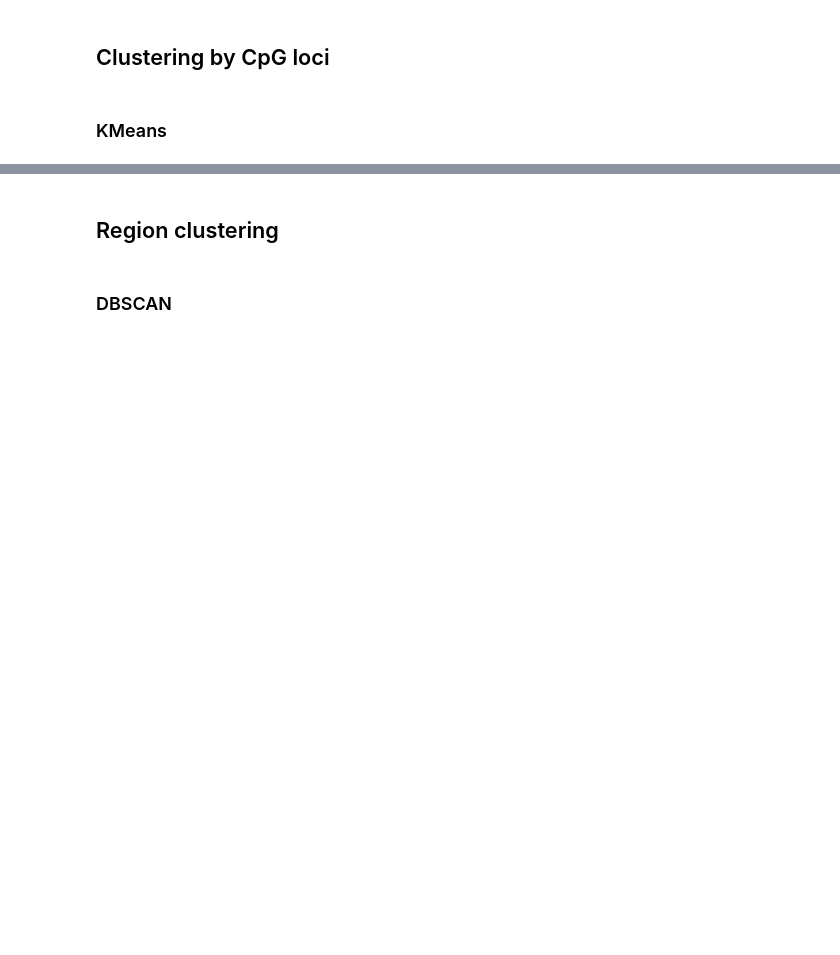
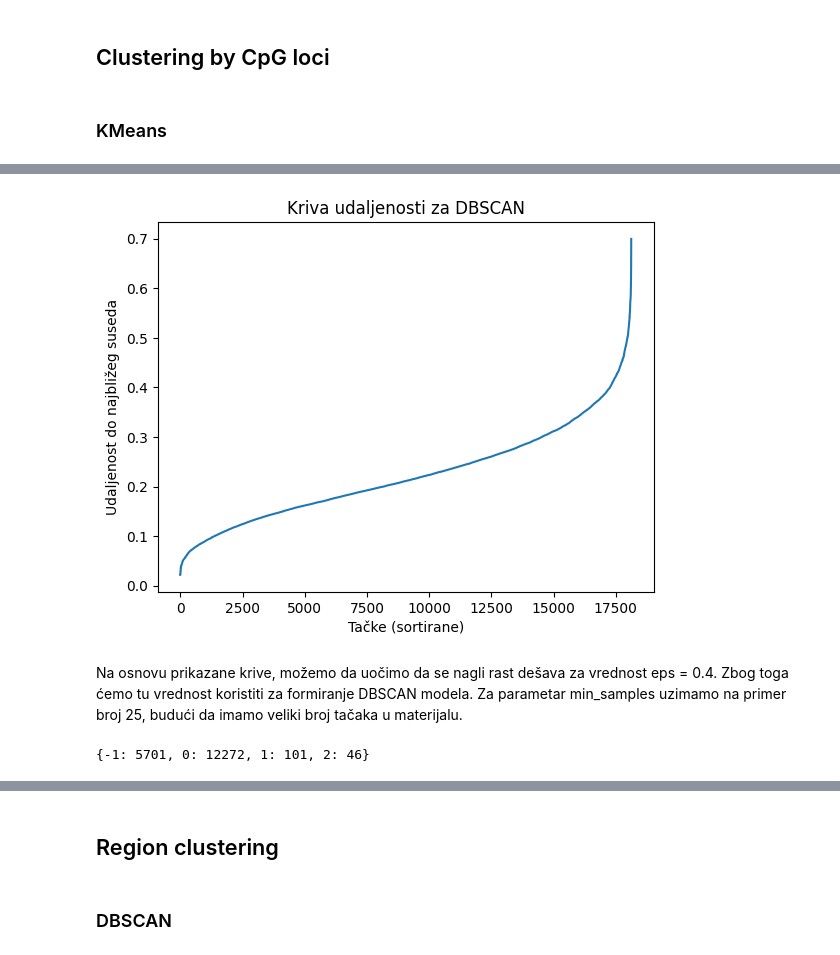
Before and after one commit to killica/Cluster-analysis-of-epigenome, a Jupyter notebook: ClusterAnalysisOfEpigenome.ipynb, the cells around one changed output, grey strips where cells are left out. Drawn from its saved outputs; the diff is of its cells as text; code cells hidden in the pictures; blank space fills up the shorter version.

Commit message:
DBSCAN for CpG Loci

```diff
--- a/ClusterAnalysisOfEpigenome.ipynb
+++ b/ClusterAnalysisOfEpigenome.ipynb
@@ -277,2 +261,32 @@ Best Davies-Bouldin Score: 1.7309 with parameters {'n_clusters': 14}
 # %%
 # TODO: DBSCAN - Lazar
+
+
+# Проналажење оптималног eps на основу криве удаљености
+neigh = NearestNeighbors(n_neighbors=2)
+neigh.fit(beta_values)
+distances, _ = neigh.kneighbors(beta_values)
+distances = np.sort(distances, axis=0)[:, 1]
+
+# Визуализација криве удаљености
+plt.plot(distances)
+plt.title('Kriva udaljenosti za DBSCAN')
+plt.xlabel('Tačke (sortirane)')
+plt.ylabel('Udaljenost do najbližeg suseda')
+plt.show()
+# %% [output]
+[figure, added]
+# %% [markdown]
+Na osnovu prikazane krive, možemo da uočimo da se nagli rast dešava za vrednost eps = 0.4. Zbog toga ćemo tu vrednost koristiti za formiranje DBSCAN modela. Za parametar min_samples uzimamo na primer broj 25, budući da imamo veliki broj tačaka u materijalu.
+# %%
+dbscan = DBSCAN(eps=0.4, min_samples=25)
+region_clusters = dbscan.fit_predict(beta_values)
+
+# Možemo da prebrojimo koliko imamo klastera i koliko elemenata imamo u svakom klasteru. Kako podaci imaju 10 dimenzija,
+# njihovu vizualizaciju je teško izvršiti, tako da ćemo klastere samo prebrojati
+
+counter = Counter(region_clusters)
+sorted_clusters = {k : counter[k] for k in sorted(counter)}
+print(sorted_clusters)
+# %% [output]
+{-1: 5701, 0: 12272, 1: 101, 2: 46}
```
Also changed, not shown: parts of 11 cells of this notebook.
